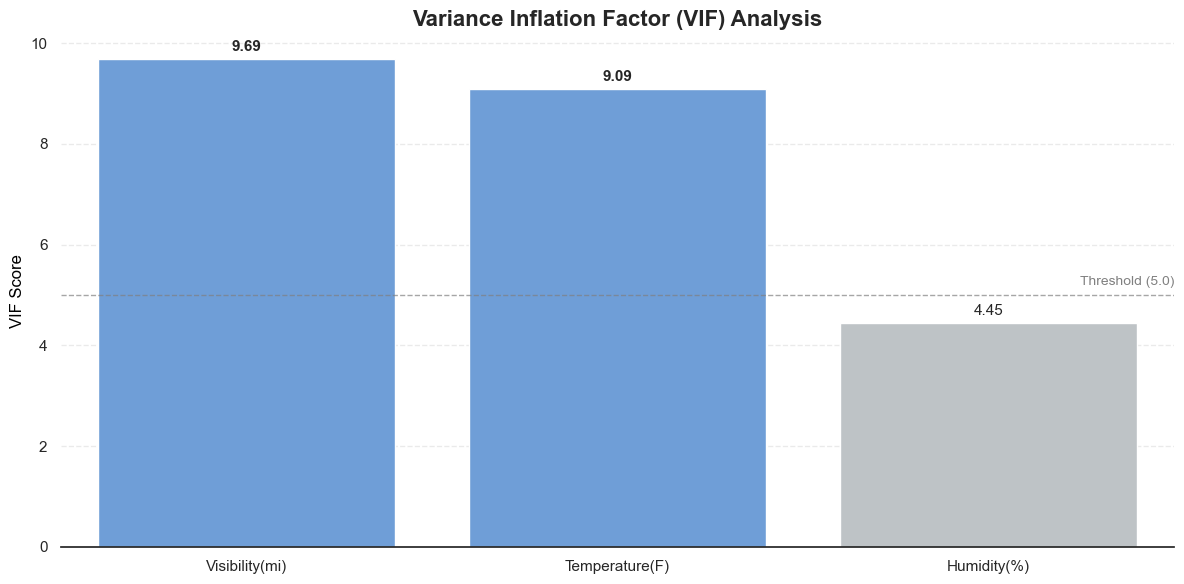
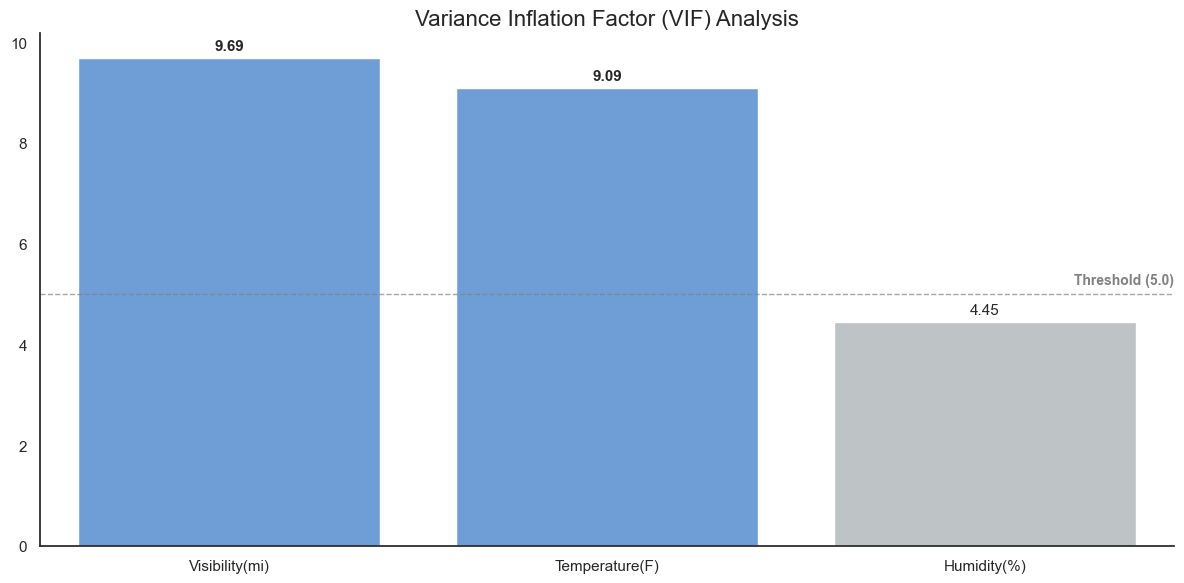
The notebook cell's code change between the first figure and the second:
--- before
+++ after
@@ -7,6 +7,4 @@
                    for i in range(X_numeric.shape[1])]
 vif_data = vif_data.sort_values(by='VIF', ascending=False)
-
-sns.set_style("white")
 
 fig, ax = plt.subplots(figsize=(12, 6))
@@ -24,13 +22,13 @@
 
 ax.axhline(y=5, color='gray', linestyle='--', linewidth=1, alpha=0.7)
-ax.text(len(vif_data)-0.5, 5.2, 'Threshold (5.0)', color='gray', fontsize=10, ha='right')
 
-sns.despine(left=True, bottom=False)
+ax.text(len(vif_data)-0.5, 5.2, 'Threshold (5.0)', color='gray', fontsize=10, ha='right', fontweight='bold')
 
-ax.set_ylabel('VIF Score', fontsize=12, color='black')
+sns.despine(left=False, bottom=False, right=True, top=True) 
+
+ax.set_ylabel('')
 ax.set_xlabel('')
-ax.set_title('Variance Inflation Factor (VIF) Analysis', fontsize=16, fontweight='bold', loc='center')
+ax.set_title('Variance Inflation Factor (VIF) Analysis', fontsize=16, loc='center')
 
-ax.grid(axis='y', linestyle='--', alpha=0.4)
 ax.tick_params(axis='x', labelsize=11)
 

Commit: update all plots